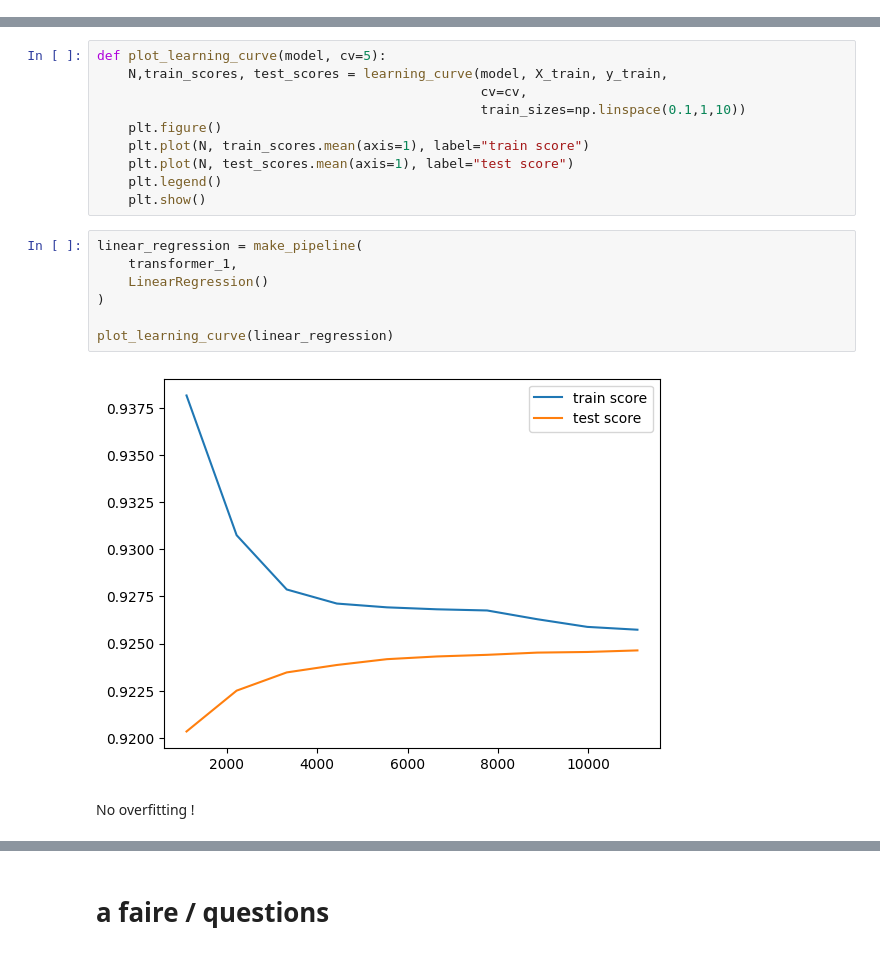
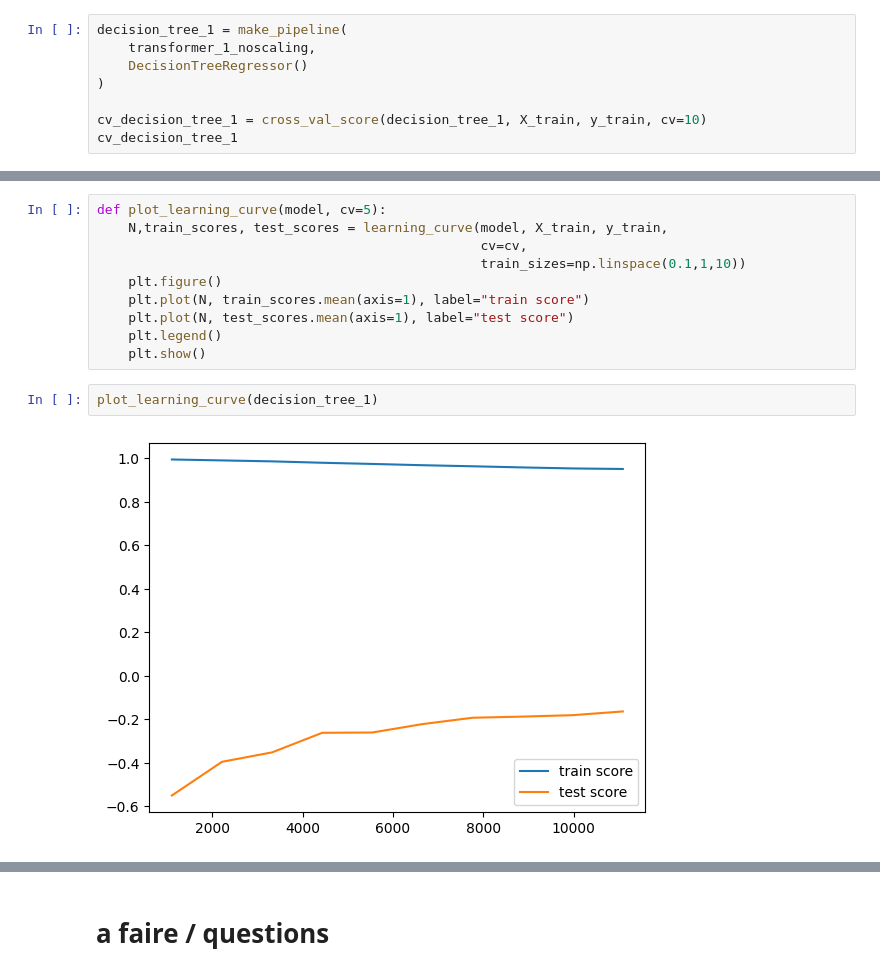
Before and after one commit to elouanzer/AAAproject_FC24, a Jupyter notebook: FC24_MLproject.ipynb, the cells around one changed output, grey strips where cells are left out. Saved outputs shown, nothing was run; the diff lists cells and outputs as text.

```diff
--- a/FC24_MLproject.ipynb
+++ b/FC24_MLproject.ipynb
@@ -357,0 +363,8 @@ As expected, the second strategy has better scores (not a huge difference) but t
+# %%
+decision_tree_1 = make_pipeline(
+    transformer_1_noscaling,
+    DecisionTreeRegressor()
+)
+
+cv_decision_tree_1 = cross_val_score(decision_tree_1, X_train, y_train, cv=10)
+cv_decision_tree_1
@@ -365,14 +381,7 @@ def plot_learning_curve(model, cv=5):
     plt.plot(N, test_scores.mean(axis=1), label="test score")
     plt.legend()
     plt.show()
-# %%
-linear_regression = make_pipeline(
-    transformer_1,
-    LinearRegression()
-)
-
-plot_learning_curve(linear_regression)
-# %% [output]
-[figure, removed]
-# %% [markdown]
-No overfitting !
+# %%
+plot_learning_curve(decision_tree_1)
+# %% [output]
+[figure, added]
```
Also changed, not shown: parts of 11 cells of this notebook.
